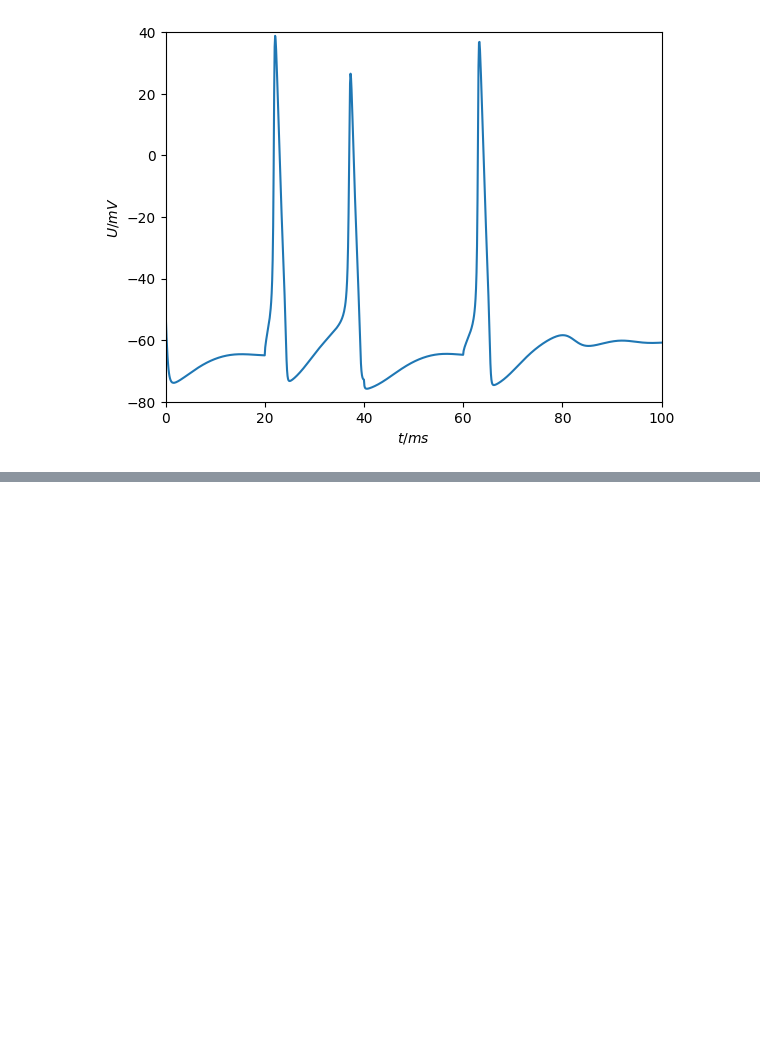
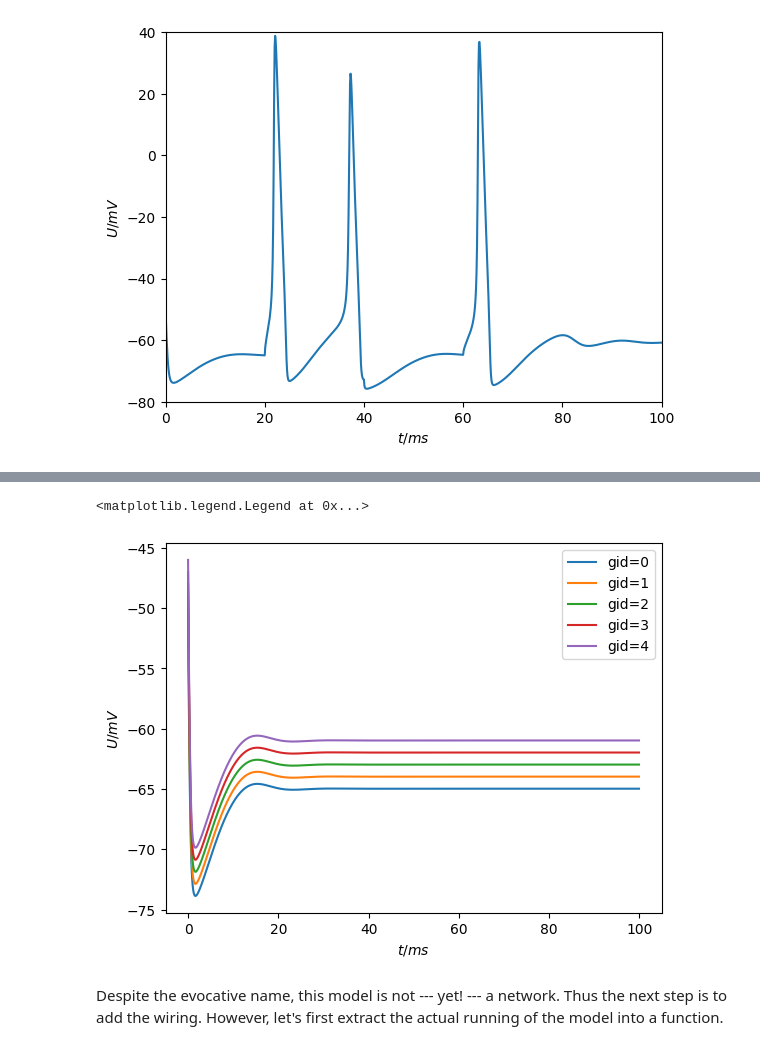
Before and after one commit to thorstenhater/arbor-tutorial, a Jupyter notebook: arbor-tutorial.ipynb, the cells around one changed output, grey strips where cells are left out. Saved outputs shown, nothing was run; the diff lists cells and outputs as text; code cells hidden in the pictures; blank space fills up the shorter version.

Commit message:
Add network part.

```diff
--- a/arbor-tutorial.ipynb
+++ b/arbor-tutorial.ipynb
@@ -54,4 +56,5 @@ def run_single_cell(mrf, dec):
     ax.set_xlim(0, 100)
     ax.set_ylabel('$U/mV$')
     ax.set_xlabel('$t/ms$')
+    return fg, ax
 # %% [markdown]
@@ -100,7 +103,7 @@ dec.paint('(all)', Vm = -50) # set initial membrane potential in mV
 # %% [output]
 <arbor._arbor.decor at 0x...>
 # %%
-run_single_cell(mrf, dec)
+fg, ax = run_single_cell(mrf, dec)
 # %% [output]
 [figure]
 # %% [markdown]
@@ -163,0 +252,33 @@ run_single_cell(mrf, dec)
+# %%
+rec = n_cells(5)
+sim = A.simulation(rec)
+
+# probes do nothing on their own; to actually read the data,
+# we need to sample them on a schedule of time points
+hdls = [sim.sample((gid, 0),                 # first probe on gid
+                   A.regular_schedule(0.1))  # one time point every 0.1ms
+        for gid in range(rec.num_cells())]   # for every gid
+
+# _after_ the sampling has been been configured, we can run the
+# simulation
+sim.run(100)
+
+fg, ax = plt.subplots()
+
+# each sample(...) gives a handle with which we can retrieve the recorded
+# data
+for ix, hdl in enumerate(hdls):
+    samples = sim.samples(hdl)
+    for data, meta in samples:
+        # plot values over time (and shift by 1 mV per gid to differentiate)
+        ax.plot(data[:, 0], data[:, 1] + ix, label=f'gid={ix}')
+ax.set_xlabel('$t/ms$')
+ax.set_ylabel('$U/mV$')
+ax.legend()
+# %% [output]
+<matplotlib.legend.Legend at 0x...>
+[figure, added]
+# %% [markdown]
+Despite the evocative name, this model is not --- yet! --- a network.
+Thus the next step is to add the wiring.
+However, let's first extract the actual running of the model into a function.
```
Also changed, not shown: parts of 31 cells of this notebook.
